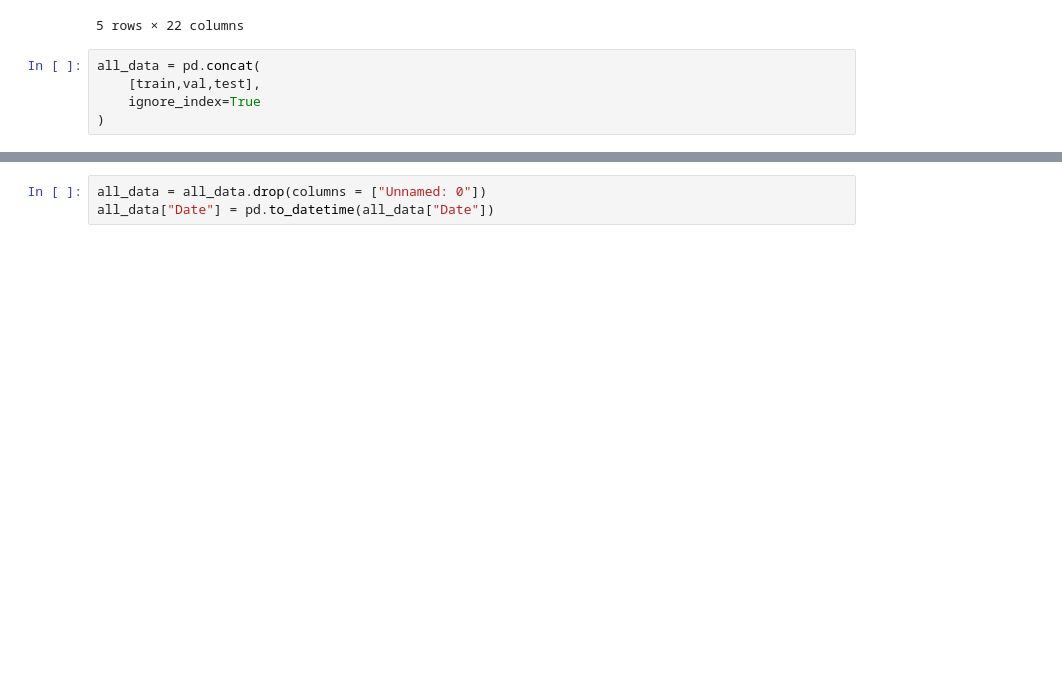
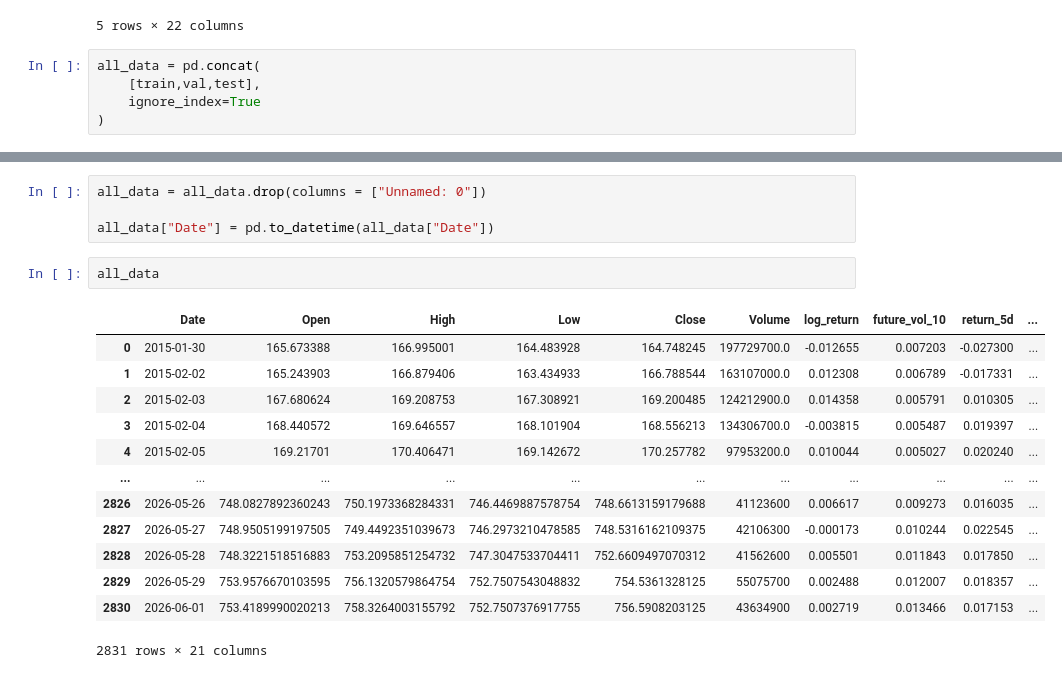
Before and after one commit to Noha-Jung3/Market-Volatility-Prediction, a Jupyter notebook: Notebooks/05_database.ipynb, the cells around one changed output, grey strips where cells are left out. Saved outputs shown, nothing was run; the diff lists cells and outputs as text; blank space fills up the shorter version.

Commit message:
data ingestion

```diff
--- a/Notebooks/05_database.ipynb
+++ b/Notebooks/05_database.ipynb
@@ -91,6 +111,23 @@ all_data.columns.tolist()
 # %%
 all_data = all_data.drop(columns = ["Unnamed: 0"])
+
 all_data["Date"] = pd.to_datetime(all_data["Date"])
+# %%
+all_data
+# %% [output]
+|  | Date | Open | High | Low | Close | Volume | log_return | future_vol_10 | return_5d | ... |
+| 0 | 2015-01-30 | 165.673388 | 166.995001 | 164.483928 | 164.748245 | 197729700.0 | -0.012655 | 0.007203 | -0.027300 | ... |
+| 1 | 2015-02-02 | 165.243903 | 166.879406 | 163.434933 | 166.788544 | 163107000.0 | 0.012308 | 0.006789 | -0.017331 | ... |
+| 2 | 2015-02-03 | 167.680624 | 169.208753 | 167.308921 | 169.200485 | 124212900.0 | 0.014358 | 0.005791 | 0.010305 | ... |
+| 3 | 2015-02-04 | 168.440572 | 169.646557 | 168.101904 | 168.556213 | 134306700.0 | -0.003815 | 0.005487 | 0.019397 | ... |
+| 4 | 2015-02-05 | 169.21701 | 170.406471 | 169.142672 | 170.257782 | 97953200.0 | 0.010044 | 0.005027 | 0.020240 | ... |
+| ... | ... | ... | ... | ... | ... | ... | ... | ... | ... | ... |
+| 2826 | 2026-05-26 | 748.0827892360243 | 750.1973368284331 | 746.4469887578754 | 748.6613159179688 | 41123600 | 0.006617 | 0.009273 | 0.016035 | ... |
+| 2827 | 2026-05-27 | 748.9505199197505 | 749.4492351039673 | 746.2973210478585 | 748.5316162109375 | 42106300 | -0.000173 | 0.010244 | 0.022545 | ... |
+| 2828 | 2026-05-28 | 748.3221518516883 | 753.2095851254732 | 747.3047533704411 | 752.6609497070312 | 41562600 | 0.005501 | 0.011843 | 0.017850 | ... |
+| 2829 | 2026-05-29 | 753.9576670103595 | 756.1320579864754 | 752.7507543048832 | 754.5361328125 | 55075700 | 0.002488 | 0.012007 | 0.018357 | ... |
+| 2830 | 2026-06-01 | 753.4189990020213 | 758.3264003155792 | 752.7507376917755 | 756.5908203125 | 43634900 | 0.002719 | 0.013466 | 0.017153 | ... |
+2831 rows × 21 columns
 # %%
 all_data.to_sql(
     "market_data",
```
Also changed, not shown: parts of 17 cells of this notebook, 1 other file.
